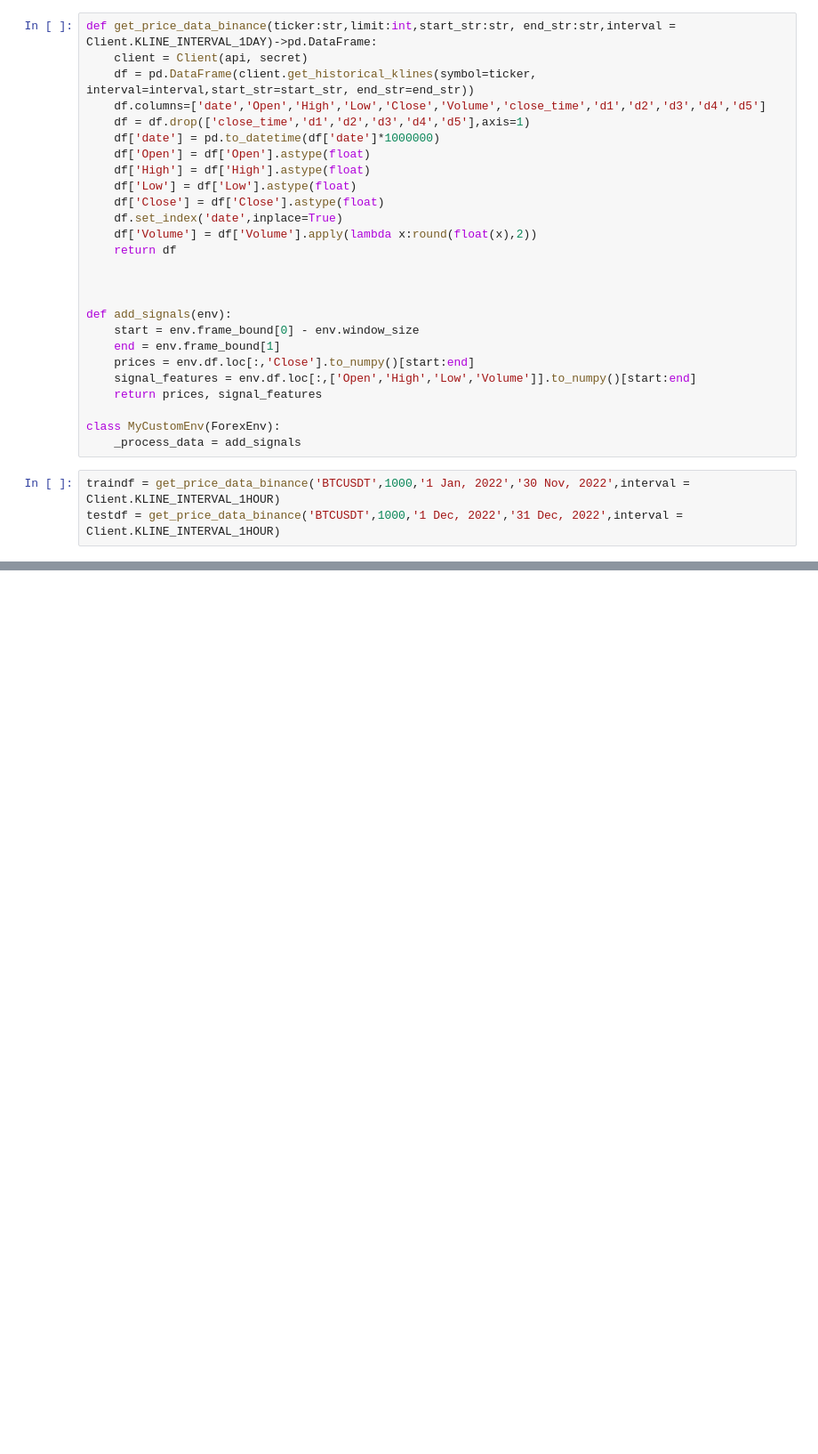
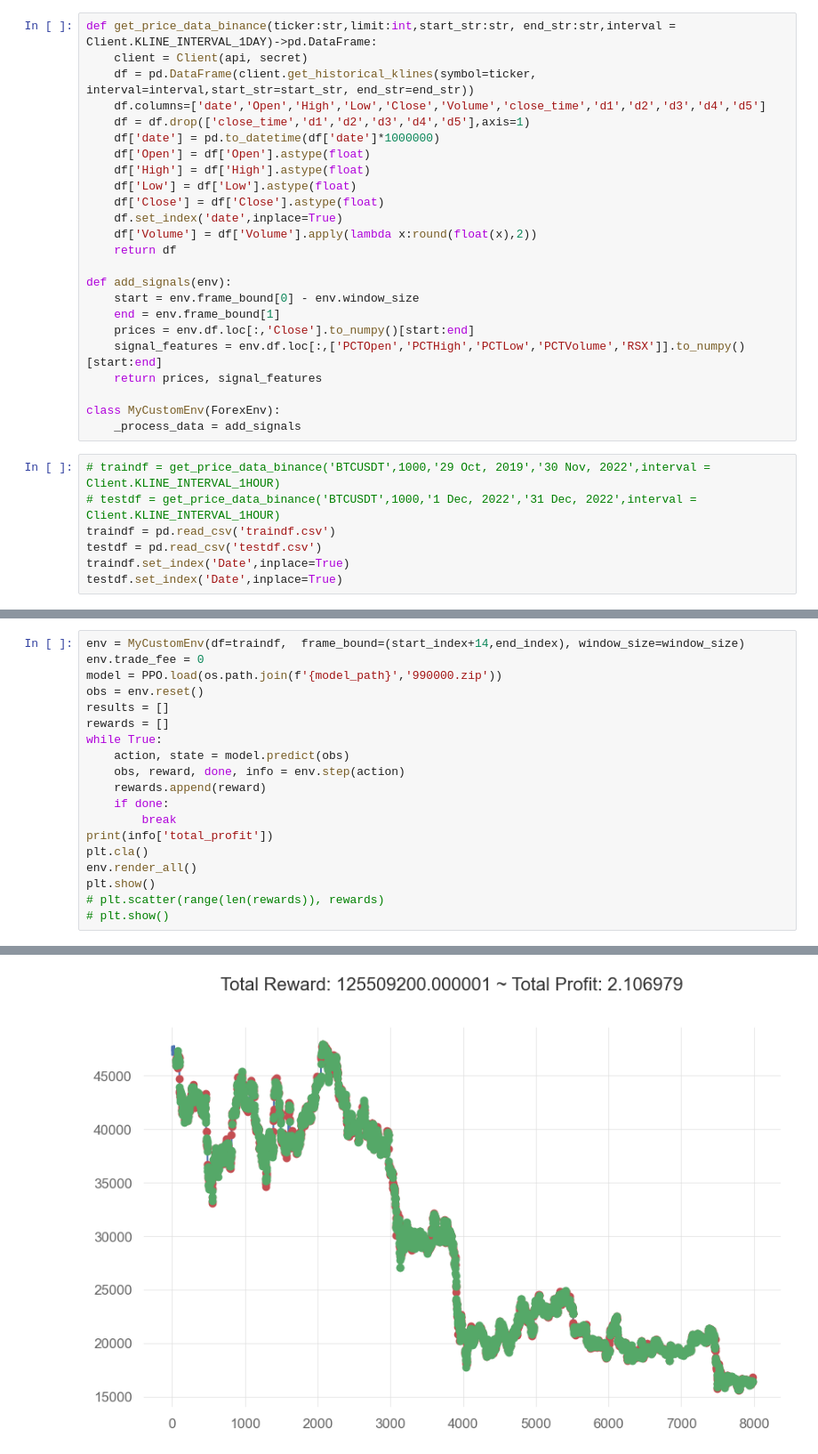
Before and after one commit to zizzs3228/trading, a Jupyter notebook: AIbot.ipynb, the cells around one changed output, grey strips where cells are left out. Shown at 89% size. Saved outputs shown, nothing was run; the diff lists cells and outputs as text; blank space fills up the shorter version.

```diff
--- a/AIbot.ipynb
+++ b/AIbot.ipynb
@@ -35,17 +35,19 @@ def get_price_data_binance(ticker:str,limit:int,start_str:str, end_str:str,inter
     df['Volume'] = df['Volume'].apply(lambda x:round(float(x),2))
     return df
 
-
-
 def add_signals(env):
     start = env.frame_bound[0] - env.window_size
     end = env.frame_bound[1]
     prices = env.df.loc[:,'Close'].to_numpy()[start:end]
-    signal_features = env.df.loc[:,['Open','High','Low','Volume']].to_numpy()[start:end]
+    signal_features = env.df.loc[:,['PCTOpen','PCTHigh','PCTLow','PCTVolume','RSX']].to_numpy()[start:end]
     return prices, signal_features
 
 class MyCustomEnv(ForexEnv):
     _process_data = add_signals
 # %%
-traindf = get_price_data_binance('BTCUSDT',1000,'1 Jan, 2022','30 Nov, 2022',interval = Client.KLINE_INTERVAL_1HOUR)
-testdf = get_price_data_binance('BTCUSDT',1000,'1 Dec, 2022','31 Dec, 2022',interval = Client.KLINE_INTERVAL_1HOUR)
+# traindf = get_price_data_binance('BTCUSDT',1000,'29 Oct, 2019','30 Nov, 2022',interval = Client.KLINE_INTERVAL_1HOUR)
+# testdf = get_price_data_binance('BTCUSDT',1000,'1 Dec, 2022','31 Dec, 2022',interval = Client.KLINE_INTERVAL_1HOUR)
+traindf = pd.read_csv('traindf.csv')
+testdf = pd.read_csv('testdf.csv')
+traindf.set_index('Date',inplace=True)
+testdf.set_index('Date',inplace=True)
@@ -145,0 +141,20 @@ results = pd.DataFrame(results)
+# %%
+env = MyCustomEnv(df=traindf,  frame_bound=(start_index+14,end_index), window_size=window_size)
+env.trade_fee = 0
+model = PPO.load(os.path.join(f'{model_path}','990000.zip'))
+obs = env.reset()
+results = []
+rewards = []
+while True:
+    action, state = model.predict(obs)
+    obs, reward, done, info = env.step(action)
+    rewards.append(reward)
+    if done:
+        break
+print(info['total_profit'])
+plt.cla()
+env.render_all()
+plt.show()
+# plt.scatter(range(len(rewards)), rewards)
+# plt.show()
+# %% [output]
@@ -146 +162,2 @@ results = pd.DataFrame(results)
+[figure, added]
 # %%
```
Also changed, not shown: parts of 10 cells of this notebook.
